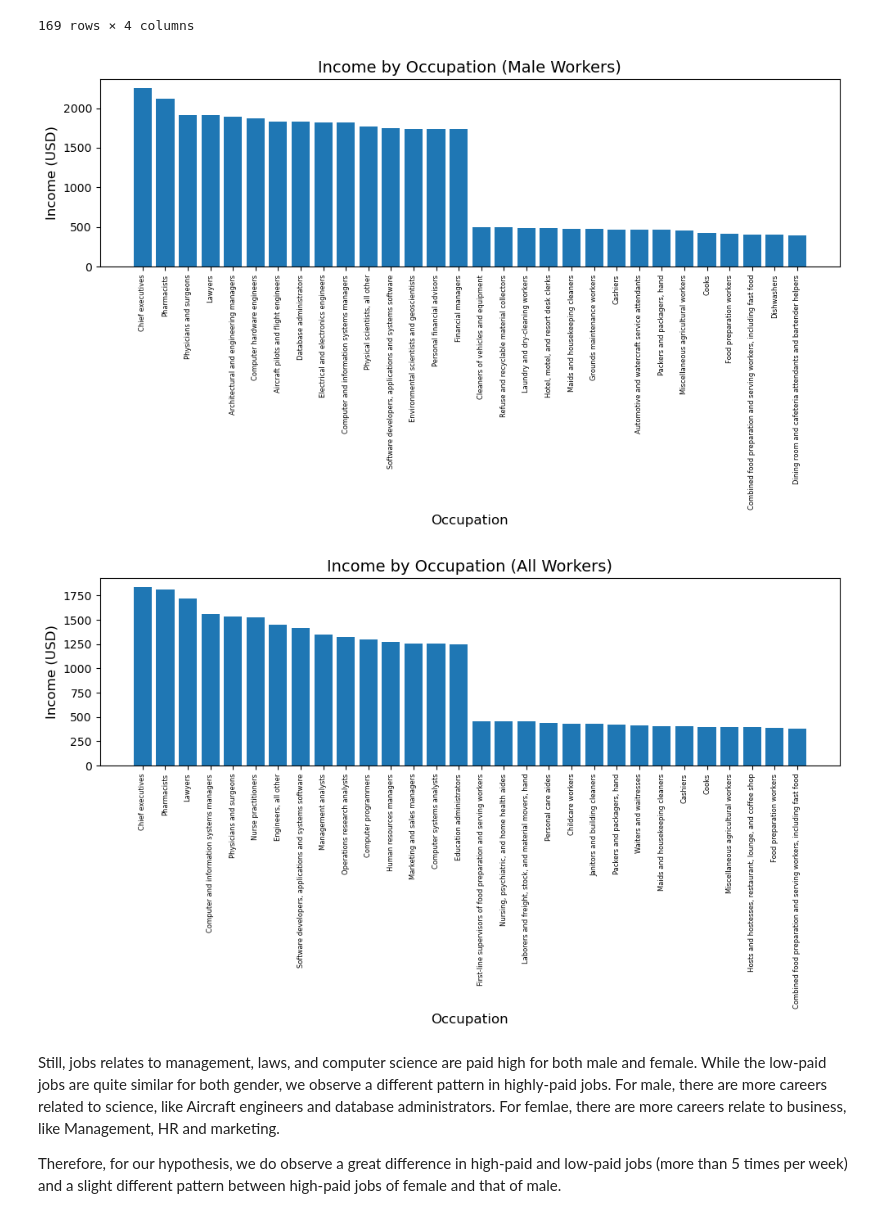
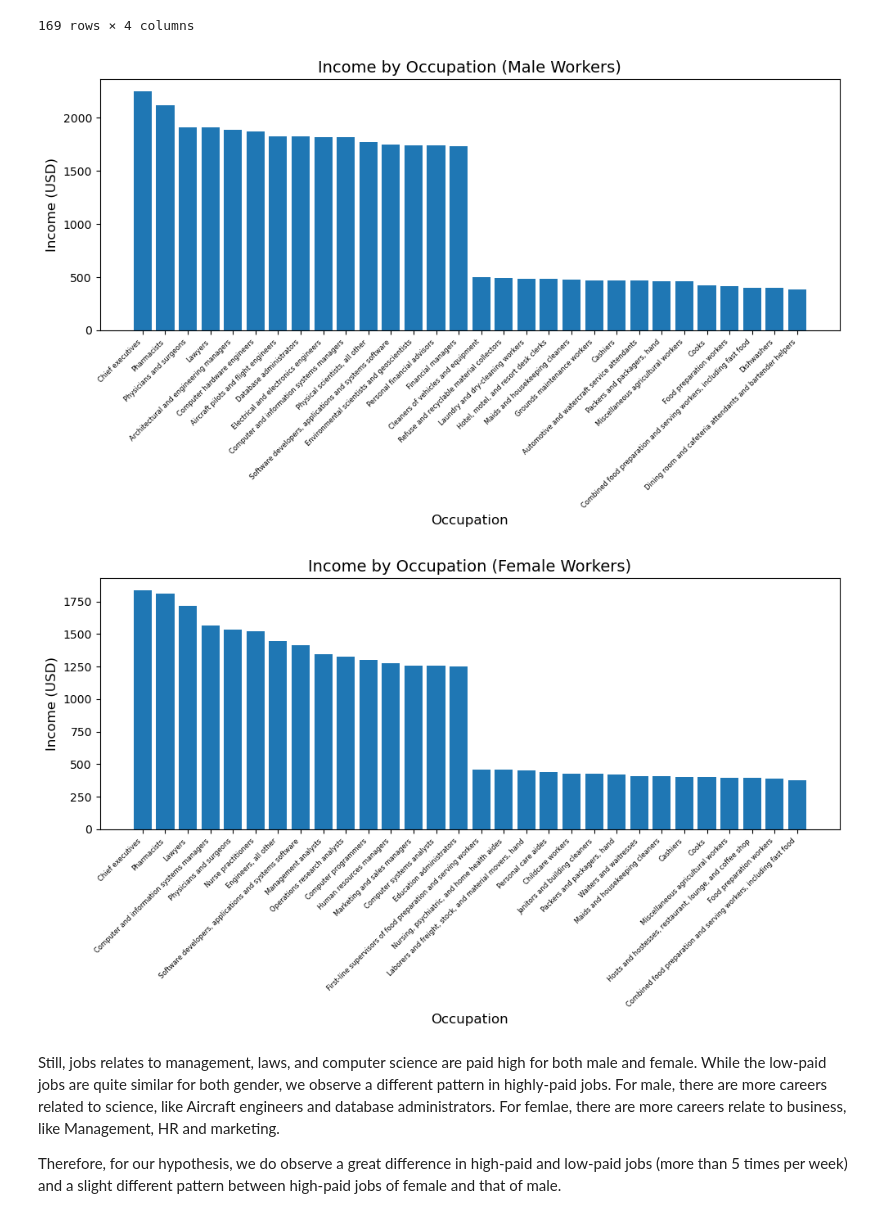
Before and after one commit to yrr-b/Computing-in-Context, a Jupyter notebook: yr2461_project3.ipynb, the cells around one changed output. Drawn from its saved outputs; the diff is of its cells as text; code cells hidden in the pictures.

```diff
--- a/yr2461_project3.ipynb
+++ b/yr2461_project3.ipynb
@@ -149,28 +149,28 @@ plt.bar(sub_m['Occupation'], sub_m['M_weekly'])
 plt.title('Income by Occupation (Male Workers)', fontsize=14)
 plt.xlabel('Occupation', fontsize=12)
 plt.ylabel('Income (USD)', fontsize=12)
-plt.xticks(rotation=90, fontsize=6)
+plt.xticks(rotation=45, ha='right', fontsize=6)
 plt.tight_layout()
 
 plt.show()
 # %% [output]
-[figure, old version]
+[figure, new version]
 # %%
 first_f = df_f_sorted.head(15)
 last_f = df_f_sorted.tail(15)
 sub_f = pd.concat([first_f, last_f])
 
 plt.figure(figsize=(10, 6))
 plt.bar(sub_f['Occupation'], sub_f['F_weekly'])
-plt.title('Income by Occupation (All Workers)', fontsize=14)
+plt.title('Income by Occupation (Female Workers)', fontsize=14)
 plt.xlabel('Occupation', fontsize=12)
 plt.ylabel('Income (USD)', fontsize=12)
-plt.xticks(rotation=90, fontsize=6)
+plt.xticks(rotation=45, ha='right', fontsize=6)
 plt.tight_layout()
 
 plt.show()
 # %% [output]
-[figure, old version]
+[figure, new version]
 # %% [markdown]
 Still, jobs relates to management, laws, and computer science are paid high for both male and female. While the low-paid jobs are quite similar for both gender, we observe a different pattern in highly-paid jobs. For male, there are more careers related to science, like Aircraft engineers and database administrators. For femlae, there are more careers relate to business, like Management, HR and marketing.
 
```
Also changed, not shown: parts of 2 cells of this notebook.
